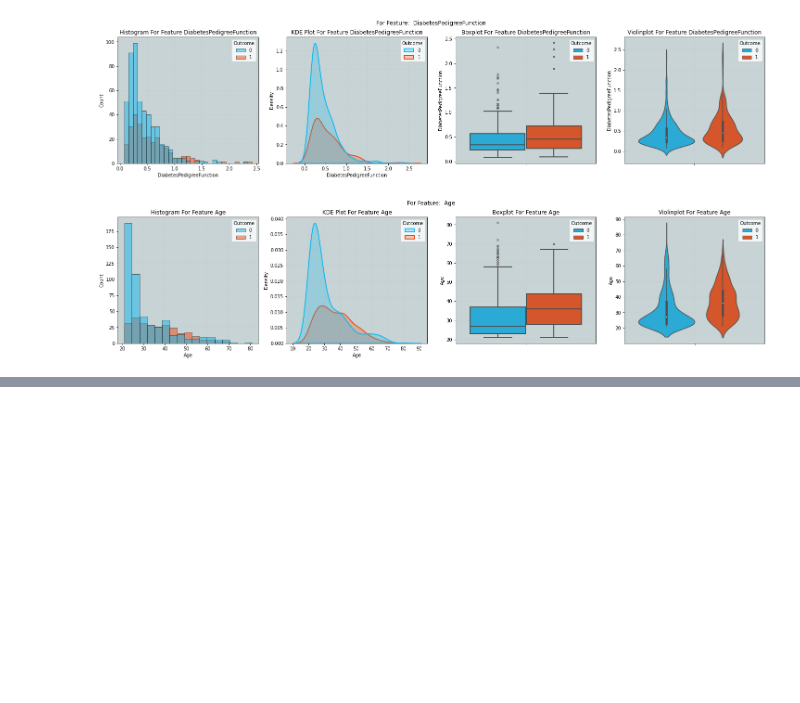
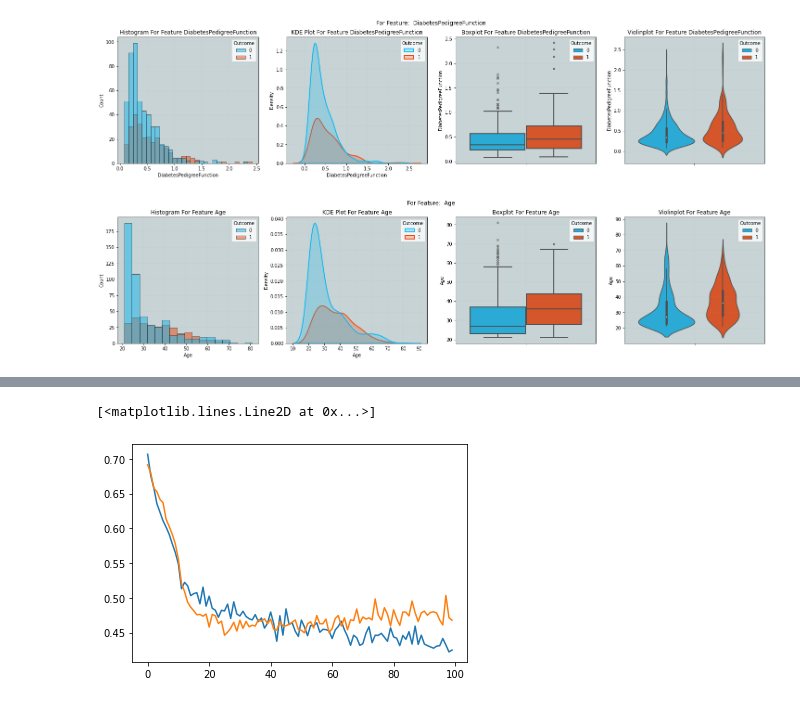
Before and after one commit to nikhilbhide/deep-learning, a Jupyter notebook: Logistic_Regression_Predicting_Diabetes_Onset.ipynb, the cells around one changed output, grey strips where cells are left out. Cells and saved outputs as stored; diff of their text form; code cells hidden in the pictures; blank space fills up the shorter version.

Commit message:
Added model training implementation

```diff
--- a/Logistic_Regression_Predicting_Diabetes_Onset.ipynb
+++ b/Logistic_Regression_Predicting_Diabetes_Onset.ipynb
@@ -198,7 +200,9 @@ class DiabetesDataset(Dataset):
         xy = df.to_numpy()
         self.len = xy.shape[0]
         self.x_data = torch.from_numpy(xy[:,:-1])
-        self.y_data = torch.from_numpy(xy[:,-1])
+        y = torch.from_numpy(xy[:,-1], )
+        self.y_data  = y.type(torch.LongTensor)
+
 
     def __getitem__(self, index):
         return self.x_data[index], self.y_data[index]
@@ -246,7 +250,7 @@ class Net(nn.Module):
         # linear layer (hidden_1 -> hidden_2)
         self.fc2 = nn.Linear(hidden_1, hidden_2)
         # linear layer (hidden_2 -> output)
-        self.fc3 = nn.Linear(hidden_2, 1)
+        self.fc3 = nn.Linear(hidden_2, 2)
         # dropout layer (p=0.2)
         # dropout prevents overfitting of data
         self.dropout = nn.Dropout(0.2)
@@ -259,7 +263,7 @@ class Net(nn.Module):
         # add hidden layer, with relu activation function
         x = F.relu(self.fc2(x))
         # add dropout layer
-        x = self.dropout(x)
+        # x = self.dropout(x)
         # add output layer
         x = self.fc3(x)
         return x
@@ -277,4 +281,4 @@ Net(
 # %%
 # Instnatiate criterion and optimizer for training model
 criterion = nn.CrossEntropyLoss()
-optimizer = adam(model.parameters)
+optimizer = torch.optim.Adam(model.parameters())
@@ -280,0 +366,6 @@ optimizer = adam(model.parameters)
+# %%
+plt.plot(train_losses, label = "Train Loss")
+plt.plot(valid_losses, label = "Valid Loss")
+# %% [output]
+[<matplotlib.lines.Line2D at 0x...>]
+[figure, added]
```
Also changed, not shown: parts of 4 cells of this notebook.
